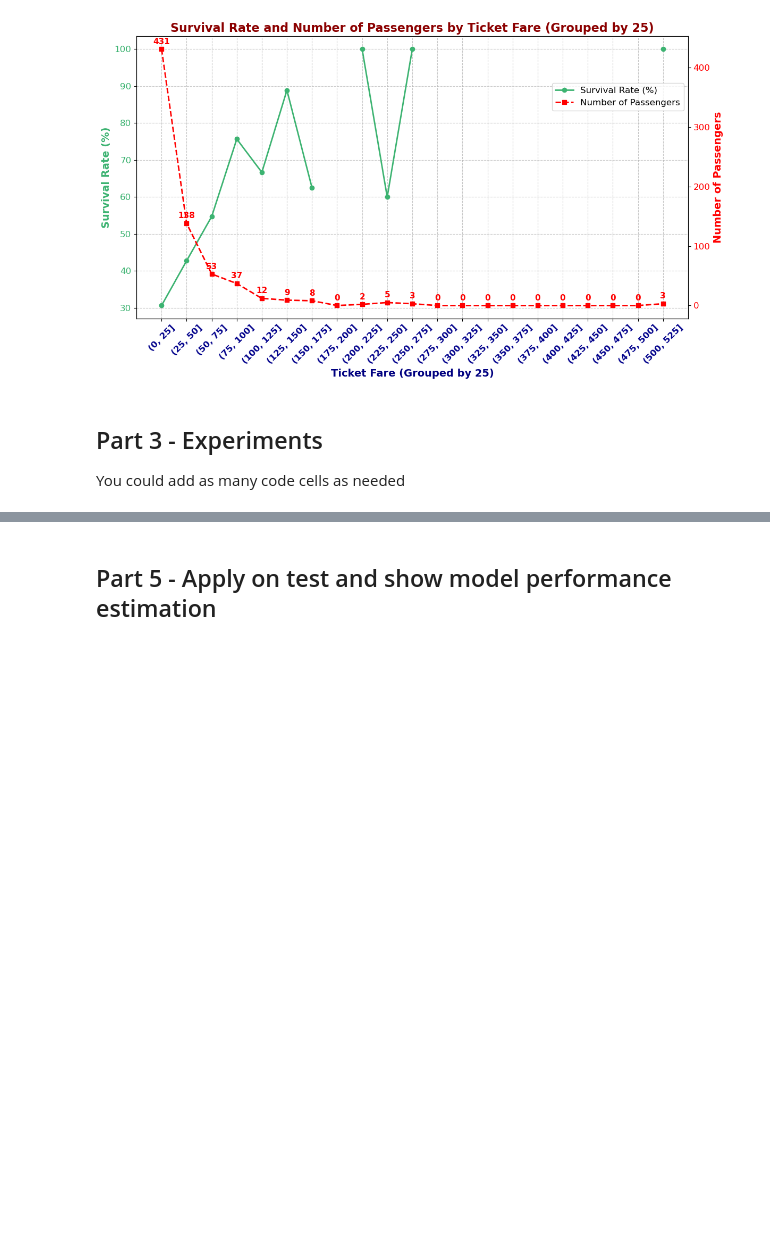
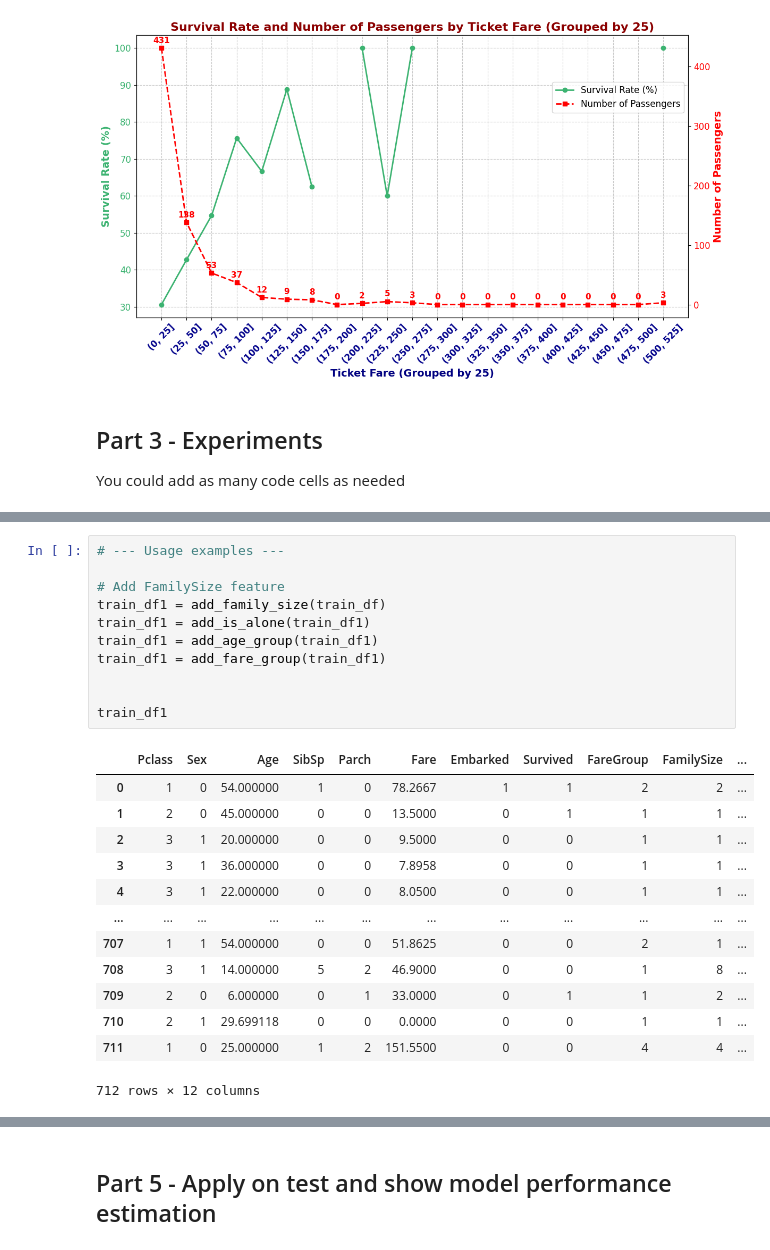
Before and after one commit to ShalevOzeri/machine-learning-task-2, a Jupyter notebook: Assignment2_supervised_learning_flow.ipynb, the cells around one changed output, grey strips where cells are left out. Cells and saved outputs as stored; diff of their text form; blank space fills up the shorter version.

```diff
--- a/Assignment2_supervised_learning_flow.ipynb
+++ b/Assignment2_supervised_learning_flow.ipynb
@@ -224,0 +287,25 @@ Use the best combination of feature engineering, model (algorithm and hyperparam
+# %%
+# --- Usage examples ---
+
+# Add FamilySize feature
+train_df1 = add_family_size(train_df)
+train_df1 = add_is_alone(train_df1)
+train_df1 = add_age_group(train_df1)
+train_df1 = add_fare_group(train_df1)
+
+
+train_df1
+# %% [output]
+|  | Pclass | Sex | Age | SibSp | Parch | Fare | Embarked | Survived | FareGroup | FamilySize | ... |
+| 0 | 1 | 0 | 54.000000 | 1 | 0 | 78.2667 | 1 | 1 | 2 | 2 | ... |
+| 1 | 2 | 0 | 45.000000 | 0 | 0 | 13.5000 | 0 | 1 | 1 | 1 | ... |
+| 2 | 3 | 1 | 20.000000 | 0 | 0 | 9.5000 | 0 | 0 | 1 | 1 | ... |
+| 3 | 3 | 1 | 36.000000 | 0 | 0 | 7.8958 | 0 | 0 | 1 | 1 | ... |
+| 4 | 3 | 1 | 22.000000 | 0 | 0 | 8.0500 | 0 | 0 | 1 | 1 | ... |
+| ... | ... | ... | ... | ... | ... | ... | ... | ... | ... | ... | ... |
+| 707 | 1 | 1 | 54.000000 | 0 | 0 | 51.8625 | 0 | 0 | 2 | 1 | ... |
+| 708 | 3 | 1 | 14.000000 | 5 | 2 | 46.9000 | 0 | 0 | 1 | 8 | ... |
+| 709 | 2 | 0 | 6.000000 | 0 | 1 | 33.0000 | 0 | 1 | 1 | 2 | ... |
+| 710 | 2 | 1 | 29.699118 | 0 | 0 | 0.0000 | 0 | 0 | 1 | 1 | ... |
+| 711 | 1 | 0 | 25.000000 | 1 | 2 | 151.5500 | 0 | 0 | 4 | 4 | ... |
+712 rows × 12 columns
```
Also changed, not shown: parts of 19 cells of this notebook.
